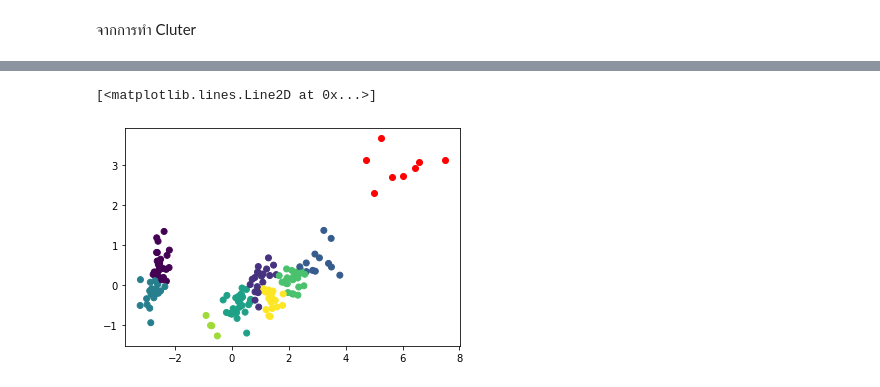
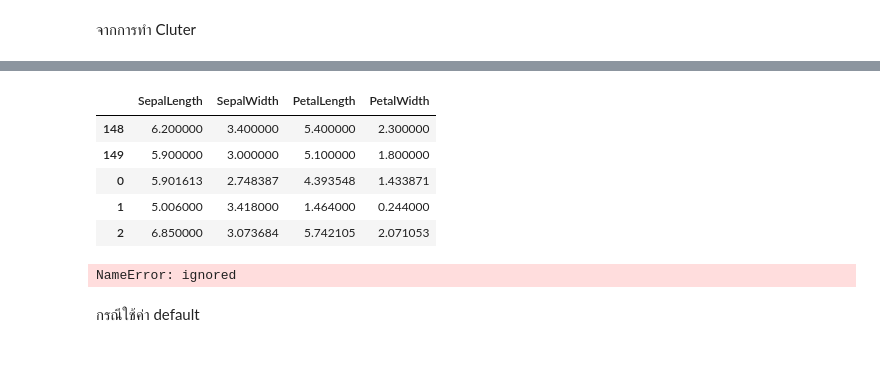
Before and after one commit to nichakornchaisuwan/multivariaet, a Jupyter notebook: Chapter_6_Cluster_Analysis.ipynb, the cells around one changed output, grey strips where cells are left out. Saved outputs shown, nothing was run; the diff lists cells and outputs as text; code cells hidden in the pictures; blank space fills up the shorter version.

```diff
--- a/Chapter_6_Cluster_Analysis.ipynb
+++ b/Chapter_6_Cluster_Analysis.ipynb
@@ -142,0 +176,11 @@ array([[5.25555556, 3.67037037, 1.5037037 , 0.28888889],
+# %%
+example_df_dropped_CC=example_df_dropped.append(pd.DataFrame({'SepalLength':kmeans.cluster_centers_[:,0],
+'SepalWidth':kmeans.cluster_centers_[:,1],'PetalLength':kmeans.cluster_centers_[:,2],'PetalWidth':kmeans.cluster_centers_[:,3]}))
+example_df_dropped_CC.tail()
+# %% [output]
+|  | SepalLength | SepalWidth | PetalLength | PetalWidth |
+| 148 | 6.200000 | 3.400000 | 5.400000 | 2.300000 |
+| 149 | 5.900000 | 3.000000 | 5.100000 | 1.800000 |
+| 0 | 5.901613 | 2.748387 | 4.393548 | 1.433871 |
+| 1 | 5.006000 | 3.418000 | 1.464000 | 0.244000 |
+| 2 | 6.850000 | 3.073684 | 5.742105 | 2.071053 |
@@ -143,6 +190,7 @@ array([[5.25555556, 3.67037037, 1.5037037 , 0.28888889],
 # %%
-plt.scatter(new_pca[:,0],new_pca[:,1],c=y)
-plt.plot(kmeans.cluster_centers_[:,0],kmeans.cluster_centers_[:,1],'or')
+plt.scatter(new_data_pca[:150,0],new_data_pca[:150,1],c=y)
+plt.plot(new_data_pca[150:,0],new_data_pca[150:,1],'Xr')
 # %% [output]
-[<matplotlib.lines.Line2D at 0x...>]
+NameError: ignored
-[figure, removed]
+# %% [markdown]
+กรณีใช้ค่า default
```
Also changed, not shown: parts of 27 cells of this notebook.
